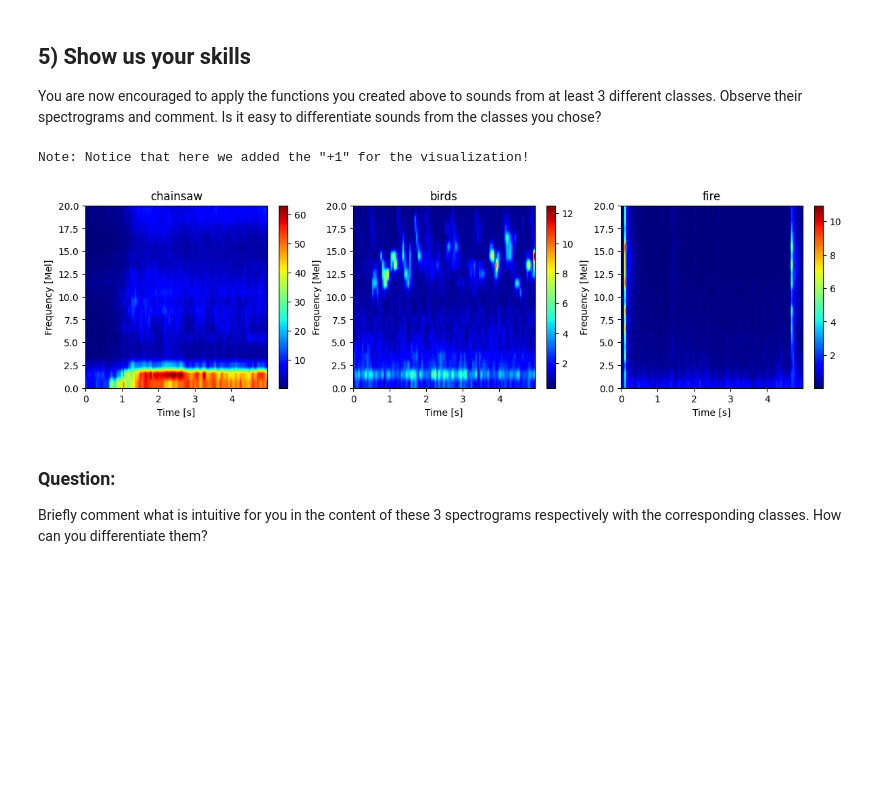
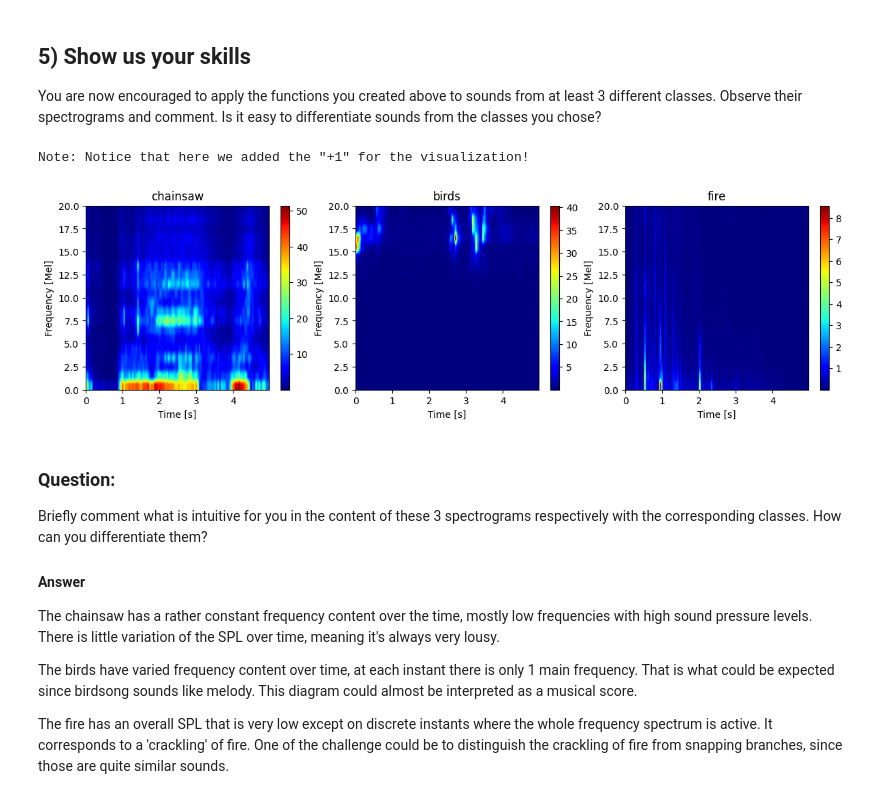
Before and after one commit to LELEC210X/LELEC210X, a Jupyter notebook: classification/h1_feature_vectors.ipynb, the cells around one changed output. Cells and saved outputs as stored; diff of their text form; code cells hidden in the pictures; blank space fills up the shorter version.

```diff
--- a/classification/h1_feature_vectors.ipynb
+++ b/classification/h1_feature_vectors.ipynb
@@ -36,7 +36,7 @@ helicopter
 # %% [markdown]
 You can now select a sound from a given class using ``dataset[class_name, sound_index]``. For example, the third sound of the ``birds`` class is accessed with ``dataset["birds", 2]`` and the following cell plays the sound:
 # %%
-sound = dataset["chainsaw", 18]
+sound = dataset["fire", 17]
 x, fs = sf.read(sound)
 target_dB = 25
 x /= np.linalg.norm(x) * 10 ** (-target_dB / 20)
@@ -373,11 +371,7 @@ def specgram(y, Nft=512):
     audiomat = np.reshape(y, (-1, Nft))
     audioham = audiomat * np.hamming(Nft)  # Windowing. Hamming, Hanning, Blackman,..
     z = np.reshape(audioham, -1)  # y windowed by pieces
-    "FFT row by row"
-    stft = np.fft.fft(audioham, axis=1)
-    stft = np.abs(
-        stft[:, : Nft // 2].T
-    )  # Taking only positive frequencies and computing the magnitude
+    stft = np.abs(librosa.stft(z, n_fft=Nft, hop_length=Nft, window="rect", center=False))
     return stft
 
 
@@ -402,7 +396,6 @@ def melspecgram(x, Nmel=20, Nft=512, fs=44100, fs_down=11025):
 
     "Obtain the Hz2Mel transformation matrix"
     mels = librosa.filters.mel(sr=fs_down, n_fft=Nft, n_mels=Nmel)
-    mels = mels[:, :-1]
 
     ### Normalize the mels matrix such that its maximum value is one.
     mels = mels/np.max(mels)
@@ -418,39 +411,35 @@ You are now encouraged to apply the functions you created above to sounds from a
 # %%
 ### TO COMPLETE
 ### Choose 3 sounds from different classes to observe how their mel spectrograms differ
-sound1 = dataset["chainsaw", 18]
-sound2 = dataset["birds", 2]
-sound3 = dataset["fire", 11]
+sound1 = dataset["chainsaw", 19]
+sound2 = dataset["birds", 11]
+sound3 = dataset["fire", 17]
 
 "Compute the melspecgrams"
 x1, _ = sf.read(sound1)
 x2, _ = sf.read(sound2)
 x3, _ = sf.read(sound3)
 melspec1 = melspecgram(x1)
 melspec2 = melspecgram(x2)
 melspec3 = melspecgram(x3)
 
 print('Note: Notice that here we added the "+1" for the visualization!')
 
 "Plot"
 fig = plt.figure(figsize=(12, 3))
 ax1 = fig.add_axes([0.0, 0.0, 0.28, 0.9])
 ax2 = fig.add_axes([0.33, 0.0, 0.28, 0.9])
 ax3 = fig.add_axes([0.66, 0.0, 0.28, 0.9])
 plot_specgram(
     melspec1, ax=ax1, is_mel=True, title=get_cls_from_path(sound1), tf=len(y) / fs_down
 )
 plot_specgram(
     melspec2, ax=ax2, is_mel=True, title=get_cls_from_path(sound2), tf=len(y) / fs_down
 )
 plot_specgram(
     melspec3, ax=ax3, is_mel=True, title=get_cls_from_path(sound3), tf=len(y) / fs_down
 )
 plt.show()
 # %% [output]
 Note: Notice that here we added the "+1" for the visualization!
-[figure, old version]
+[figure, new version]
-# %% [markdown]
-### Question:
-Briefly comment what is intuitive for you in the content of these 3 spectrograms respectively with the corresponding classes.
-How can you differentiate them?
@@ -460,0 +446,11 @@ We can see that most of the time, there is constant activity on the lower spectr
+# %% [markdown]
+### Question:
+Briefly comment what is intuitive for you in the content of these 3 spectrograms respectively with the corresponding classes.
+How can you differentiate them?
+
+#### Answer
+The chainsaw has a rather constant frequency content over the time, mostly low frequencies with high sound pressure levels. There is little variation of the SPL over time, meaning it's always very lousy.
+
+The birds have varied frequency content over time, at each instant there is only 1 main frequency. That is what could be expected since birdsong sounds like melody. This diagram could almost be interpreted as a musical score.
+
+The fire has an overall SPL that is very low except on discrete instants where the whole frequency spectrum is active. It corresponds to a 'crackling' of fire. One of the challenge could be to distinguish the crackling of fire from snapping branches, since those are quite similar sounds.
```
Also changed, not shown: parts of 9 cells of this notebook.
